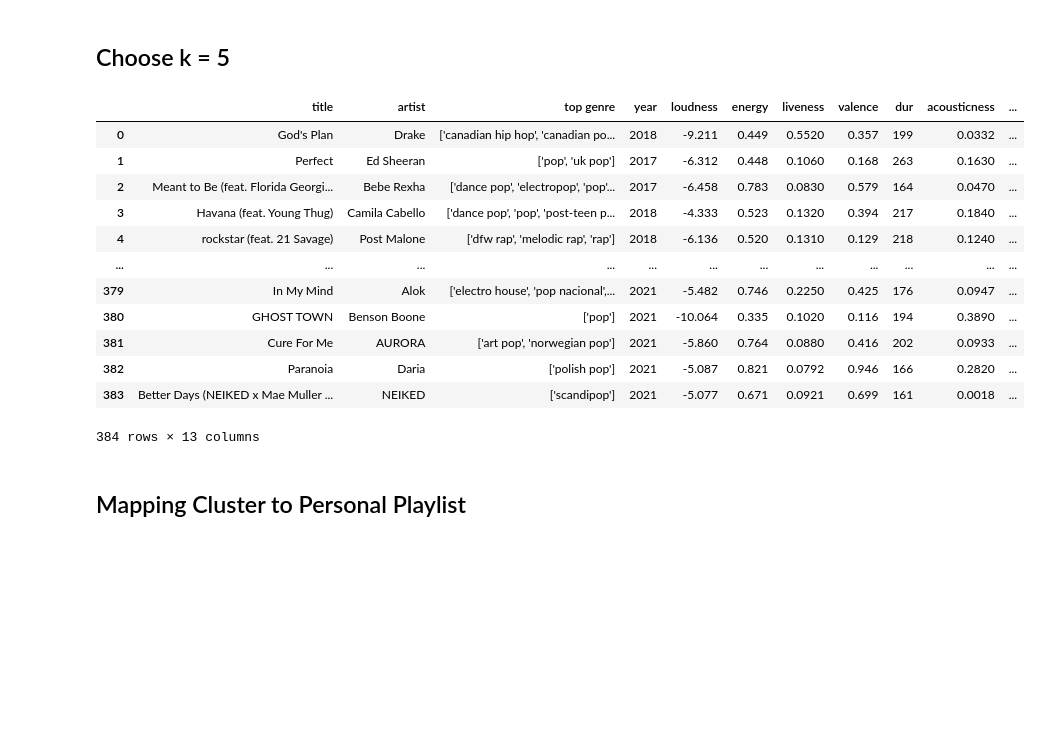
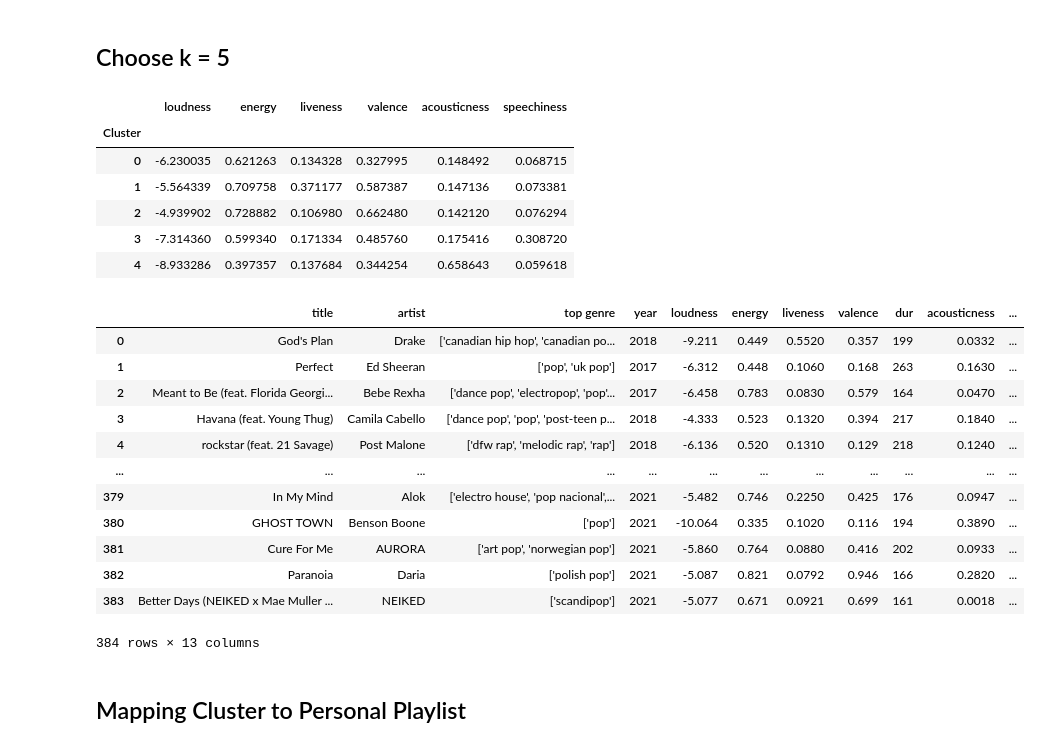
Before and after one commit to anhduy1202/Spotify-Recommendation-Systems, a Jupyter notebook: spotify-analyzer.ipynb, the cells around one changed output. Cells and saved outputs as stored; diff of their text form; code cells hidden in the pictures; blank space fills up the shorter version.

```diff
--- a/spotify-analyzer.ipynb
+++ b/spotify-analyzer.ipynb
@@ -423,5 +403,6 @@ Songs_df = pd.read_excel("Spotify Songs.xlsx")
 Songs_df = Songs_df.drop("Unnamed: 0",axis=1)
 # %%
 Songs_feat_df = pd.read_excel('Spotify Songs Features.xlsx')
+Songs_feat_df = Songs_feat_df.drop(['dur','pop'],axis=1)
 Songs_feat_df.head()
 # %% [output]
@@ -460,22 +441,34 @@ model = KMeans(n_clusters=5,random_state=101)
 cluster_labels = model.fit_predict(scaled_songs)
 # %%
 Songs_df["Cluster"] = cluster_labels
+# %%
+Songs_feat_df["Cluster"] = cluster_labels
 # %%
-Songs_df
+Songs_feat_df.groupby("Cluster").agg("mean")
 # %% [output]
-|  | title | artist | top genre | year | loudness | energy | liveness | valence | dur | acousticness | ... |
-| 0 | God's Plan | Drake | ['canadian hip hop', 'canadian po... | 2018 | -9.211 | 0.449 | 0.5520 | 0.357 | 199 | 0.0332 | ... |
-| 1 | Perfect | Ed Sheeran | ['pop', 'uk pop'] | 2017 | -6.312 | 0.448 | 0.1060 | 0.168 | 263 | 0.1630 | ... |
-| 2 | Meant to Be (feat. Florida Georgi... | Bebe Rexha | ['dance pop', 'electropop', 'pop'... | 2017 | -6.458 | 0.783 | 0.0830 | 0.579 | 164 | 0.0470 | ... |
-| 3 | Havana (feat. Young Thug) | Camila Cabello | ['dance pop', 'pop', 'post-teen p... | 2018 | -4.333 | 0.523 | 0.1320 | 0.394 | 217 | 0.1840 | ... |
-| 4 | rockstar (feat. 21 Savage) | Post Malone | ['dfw rap', 'melodic rap', 'rap'] | 2018 | -6.136 | 0.520 | 0.1310 | 0.129 | 218 | 0.1240 | ... |
-| ... | ... | ... | ... | ... | ... | ... | ... | ... | ... | ... | ... |
-| 379 | In My Mind | Alok | ['electro house', 'pop nacional',... | 2021 | -5.482 | 0.746 | 0.2250 | 0.425 | 176 | 0.0947 | ... |
-| 380 | GHOST TOWN | Benson Boone | ['pop'] | 2021 | -10.064 | 0.335 | 0.1020 | 0.116 | 194 | 0.3890 | ... |
-| 381 | Cure For Me | AURORA | ['art pop', 'norwegian pop'] | 2021 | -5.860 | 0.764 | 0.0880 | 0.416 | 202 | 0.0933 | ... |
-| 382 | Paranoia | Daria | ['polish pop'] | 2021 | -5.087 | 0.821 | 0.0792 | 0.946 | 166 | 0.2820 | ... |
-| 383 | Better Days (NEIKED x Mae Muller ... | NEIKED | ['scandipop'] | 2021 | -5.077 | 0.671 | 0.0921 | 0.699 | 161 | 0.0018 | ... |
+|  | loudness | energy | liveness | valence | acousticness | speechiness |
+| Cluster |  |  |  |  |  |  |
+| 0 | -6.230035 | 0.621263 | 0.134328 | 0.327995 | 0.148492 | 0.068715 |
+| 1 | -5.564339 | 0.709758 | 0.371177 | 0.587387 | 0.147136 | 0.073381 |
+| 2 | -4.939902 | 0.728882 | 0.106980 | 0.662480 | 0.142120 | 0.076294 |
+| 3 | -7.314360 | 0.599340 | 0.171334 | 0.485760 | 0.175416 | 0.308720 |
+| 4 | -8.933286 | 0.397357 | 0.137684 | 0.344254 | 0.658643 | 0.059618 |
-384 rows × 13 columns
+# %%
+Songs_df
+# %% [output]
+|  | title | artist | top genre | year | loudness | energy | liveness | valence | dur | acousticness | ... |
+| 0 | God's Plan | Drake | ['canadian hip hop', 'canadian po... | 2018 | -9.211 | 0.449 | 0.5520 | 0.357 | 199 | 0.0332 | ... |
+| 1 | Perfect | Ed Sheeran | ['pop', 'uk pop'] | 2017 | -6.312 | 0.448 | 0.1060 | 0.168 | 263 | 0.1630 | ... |
+| 2 | Meant to Be (feat. Florida Georgi... | Bebe Rexha | ['dance pop', 'electropop', 'pop'... | 2017 | -6.458 | 0.783 | 0.0830 | 0.579 | 164 | 0.0470 | ... |
+| 3 | Havana (feat. Young Thug) | Camila Cabello | ['dance pop', 'pop', 'post-teen p... | 2018 | -4.333 | 0.523 | 0.1320 | 0.394 | 217 | 0.1840 | ... |
+| 4 | rockstar (feat. 21 Savage) | Post Malone | ['dfw rap', 'melodic rap', 'rap'] | 2018 | -6.136 | 0.520 | 0.1310 | 0.129 | 218 | 0.1240 | ... |
+| ... | ... | ... | ... | ... | ... | ... | ... | ... | ... | ... | ... |
+| 379 | In My Mind | Alok | ['electro house', 'pop nacional',... | 2021 | -5.482 | 0.746 | 0.2250 | 0.425 | 176 | 0.0947 | ... |
+| 380 | GHOST TOWN | Benson Boone | ['pop'] | 2021 | -10.064 | 0.335 | 0.1020 | 0.116 | 194 | 0.3890 | ... |
+| 381 | Cure For Me | AURORA | ['art pop', 'norwegian pop'] | 2021 | -5.860 | 0.764 | 0.0880 | 0.416 | 202 | 0.0933 | ... |
+| 382 | Paranoia | Daria | ['polish pop'] | 2021 | -5.087 | 0.821 | 0.0792 | 0.946 | 166 | 0.2820 | ... |
+| 383 | Better Days (NEIKED x Mae Muller ... | NEIKED | ['scandipop'] | 2021 | -5.077 | 0.671 | 0.0921 | 0.699 | 161 | 0.0018 | ... |
+384 rows × 13 columns
 # %% [markdown]
 ## Mapping Cluster to Personal Playlist
 # %%
```
Also changed, not shown: parts of 12 cells of this notebook, 2 other files.
